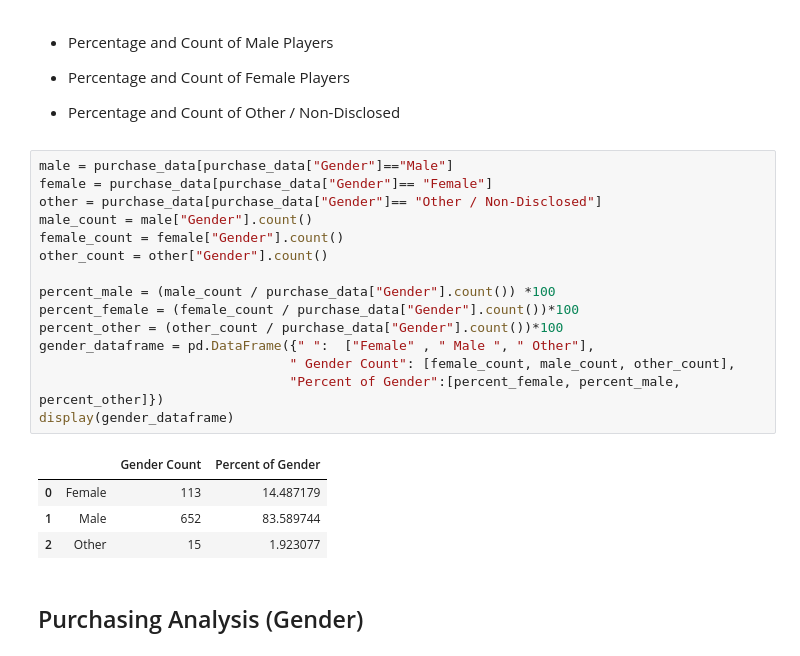
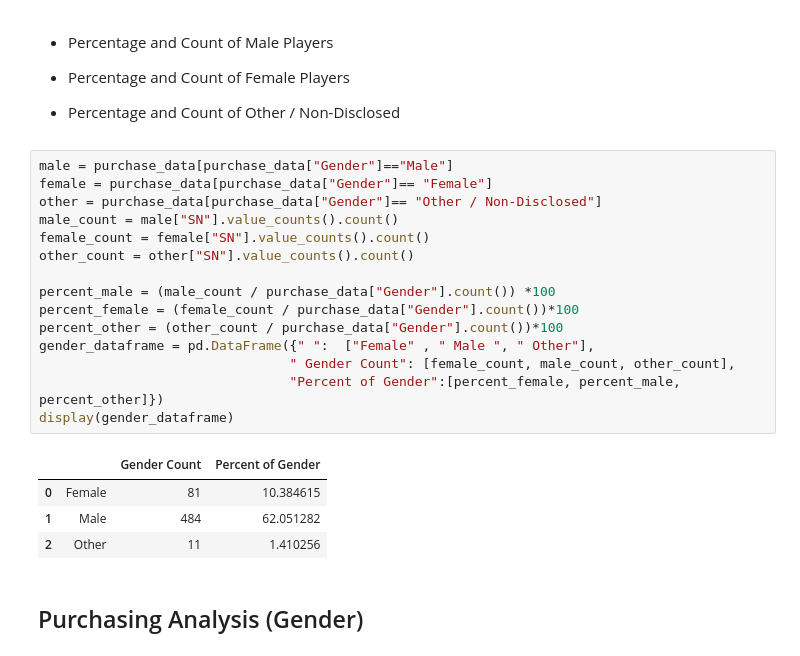
Before and after one commit to Travbz/pandas-challenge, a Jupyter notebook: HeroesOfPymoli_starter.ipynb, the cells around one changed output. Saved outputs shown, nothing was run; the diff lists cells and outputs as text.

```diff
--- a/HeroesOfPymoli_starter.ipynb
+++ b/HeroesOfPymoli_starter.ipynb
@@ -74,23 +74,23 @@ display(purchase_analysis)
 # %%
 male = purchase_data[purchase_data["Gender"]=="Male"]
 female = purchase_data[purchase_data["Gender"]== "Female"]
 other = purchase_data[purchase_data["Gender"]== "Other / Non-Disclosed"]
-male_count = male["Gender"].count()
-female_count = female["Gender"].count()
-other_count = other["Gender"].count()
+male_count = male["SN"].value_counts().count()
+female_count = female["SN"].value_counts().count()
+other_count = other["SN"].value_counts().count()
 
 percent_male = (male_count / purchase_data["Gender"].count()) *100
 percent_female = (female_count / purchase_data["Gender"].count())*100
 percent_other = (other_count / purchase_data["Gender"].count())*100
 gender_dataframe = pd.DataFrame({" ":  ["Female" , " Male ", " Other"],
                                 " Gender Count": [female_count, male_count, other_count],
                                 "Percent of Gender":[percent_female, percent_male, percent_other]})
 display(gender_dataframe)
 # %% [output]
 |  |  | Gender Count | Percent of Gender |
-| 0 | Female | 113 | 14.487179 |
-| 1 | Male | 652 | 83.589744 |
-| 2 | Other | 15 | 1.923077 |
+| 0 | Female | 81 | 10.384615 |
+| 1 | Male | 484 | 62.051282 |
+| 2 | Other | 11 | 1.410256 |
 # %% [markdown]
 
 ## Purchasing Analysis (Gender)
```
Also changed, not shown: parts of 1 cell of this notebook.
